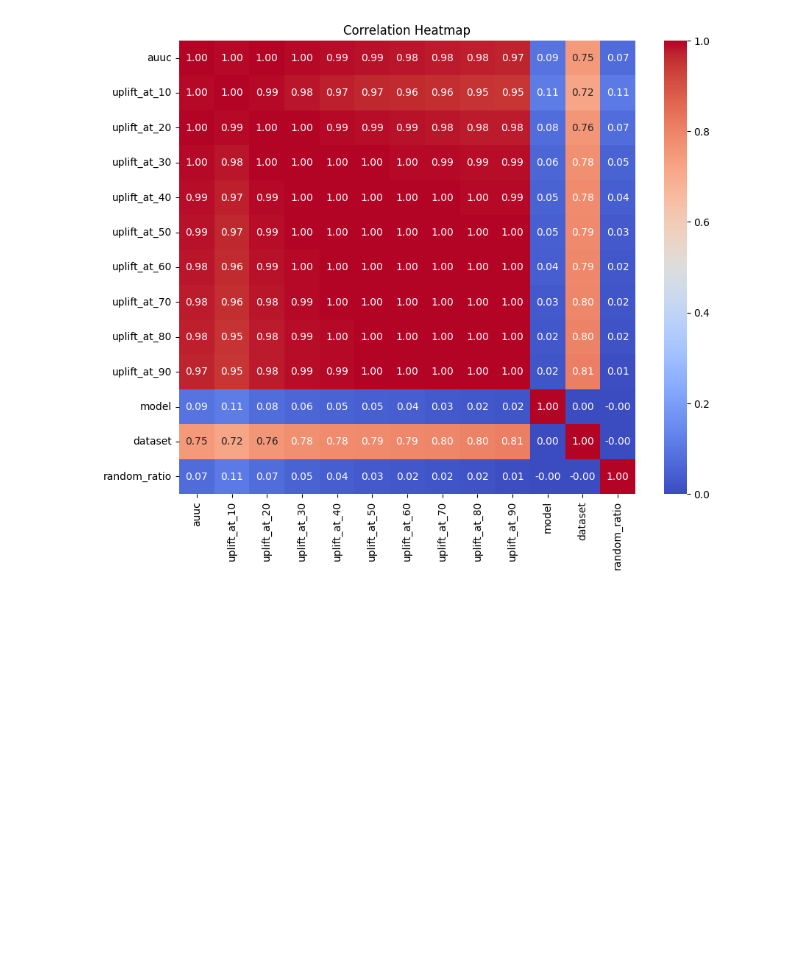
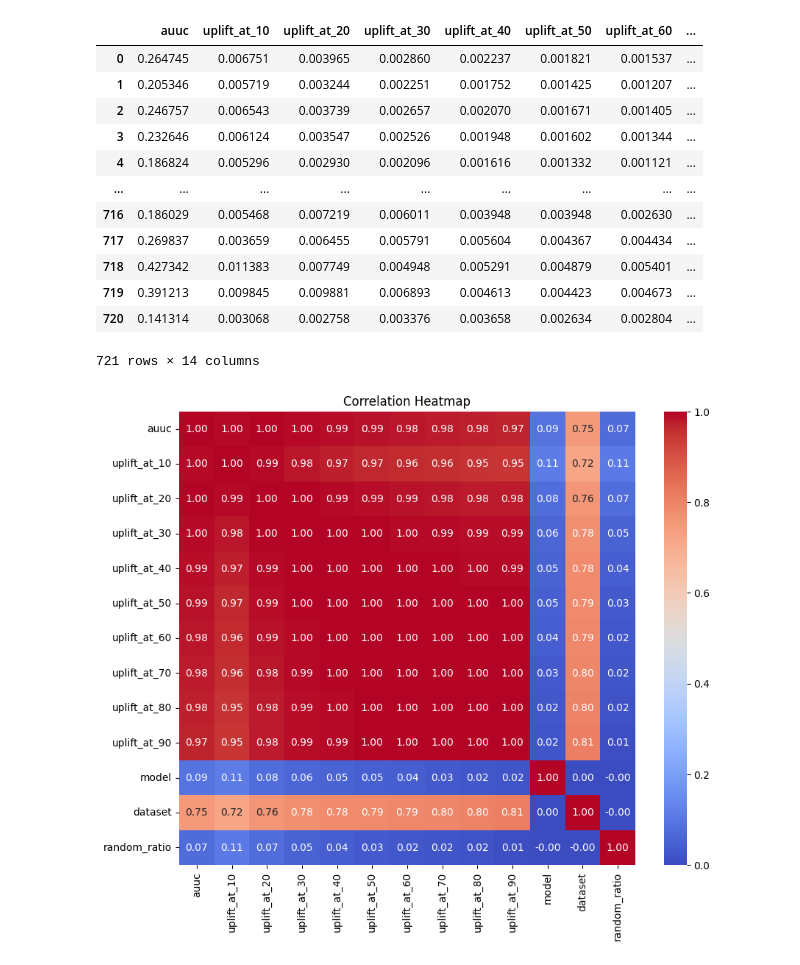
Before and after one commit to YuriNakayama/cate, a Jupyter notebook: dev/eda/output/biased_data.ipynb, the cells around one changed output. Drawn from its saved outputs; the diff is of its cells as text; code cells hidden in the pictures; blank space fills up the shorter version.

Commit message:
:sparkles: Add exploratory data analysis for new dataset

```diff
--- a/dev/eda/output/biased_data.ipynb
+++ b/dev/eda/output/biased_data.ipynb
@@ -41,11 +41,14 @@ def parse_run(run) -> dict[str, Any]:
         "uplift_at_80",
         "uplift_at_90",
     ]
-    tags_keys = ["model", "dataset", "random_ratio"]
-    return {
-        **{k: _metrics[k] for k in metrics_keys},
-        **{k: _tags[k] for k in tags_keys},
-    }
+    tags_keys = ["model", "dataset", "random_ratio", "rank"]
+    try:
+        return {
+            **{k: _metrics[k] for k in metrics_keys},
+            **{k: _tags[k] for k in tags_keys},
+        }
+    except:
+        return {}
 # %%
 dataset_names = ("criteo", "lenta", "megafon", "hillstorm")
 parent_run_ids = [
@@ -65,6 +68,22 @@ for dataset_name, parent_run_id in zip(dataset_names, parent_run_ids):
     else:
         df = pd.concat([df, _df])
 df = df.reset_index(drop=True)
+# %%
+df
+# %% [output]
+|  | auuc | uplift_at_10 | uplift_at_20 | uplift_at_30 | uplift_at_40 | uplift_at_50 | uplift_at_60 | ... |
+| 0 | 0.264745 | 0.006751 | 0.003965 | 0.002860 | 0.002237 | 0.001821 | 0.001537 | ... |
+| 1 | 0.205346 | 0.005719 | 0.003244 | 0.002251 | 0.001752 | 0.001425 | 0.001207 | ... |
+| 2 | 0.246757 | 0.006543 | 0.003739 | 0.002657 | 0.002070 | 0.001671 | 0.001405 | ... |
+| 3 | 0.232646 | 0.006124 | 0.003547 | 0.002526 | 0.001948 | 0.001602 | 0.001344 | ... |
+| 4 | 0.186824 | 0.005296 | 0.002930 | 0.002096 | 0.001616 | 0.001332 | 0.001121 | ... |
+| ... | ... | ... | ... | ... | ... | ... | ... | ... |
+| 716 | 0.186029 | 0.005468 | 0.007219 | 0.006011 | 0.003948 | 0.003948 | 0.002630 | ... |
+| 717 | 0.269837 | 0.003659 | 0.006455 | 0.005791 | 0.005604 | 0.004367 | 0.004434 | ... |
+| 718 | 0.427342 | 0.011383 | 0.007749 | 0.004948 | 0.005291 | 0.004879 | 0.005401 | ... |
+| 719 | 0.391213 | 0.009845 | 0.009881 | 0.006893 | 0.004613 | 0.004423 | 0.004673 | ... |
+| 720 | 0.141314 | 0.003068 | 0.002758 | 0.003376 | 0.003658 | 0.002634 | 0.002804 | ... |
+721 rows × 14 columns
 # %%
 from sklearn.preprocessing import LabelEncoder
 
```
Also changed, not shown: parts of 4 cells of this notebook.
